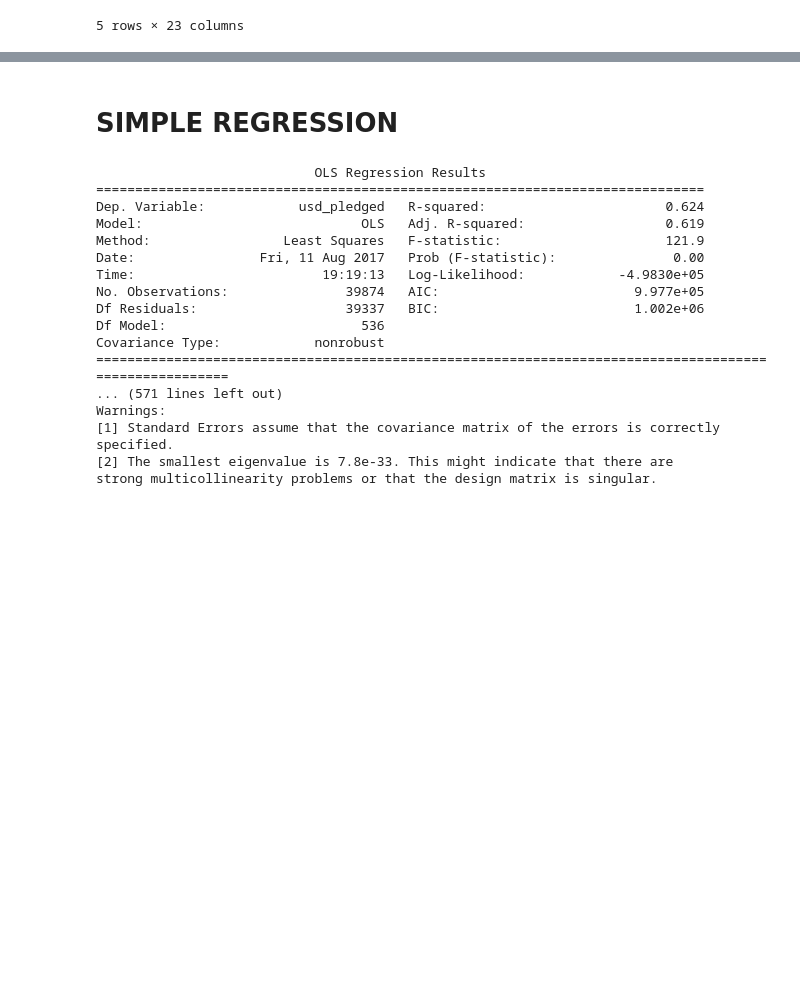
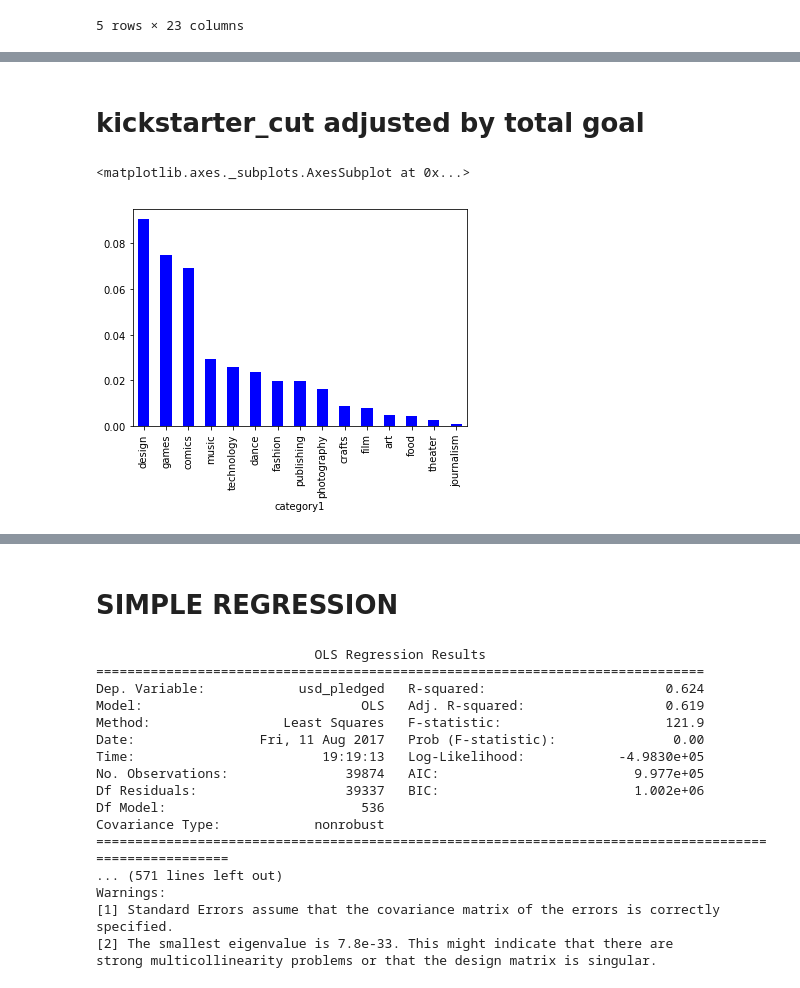
Before and after one commit to Rwoot14/Python-Group-Project, a Jupyter notebook: STATS+PYTHON+PROJECT.ipynb, the cells around one changed output, grey strips where cells are left out. Cells and saved outputs as stored; diff of their text form; code cells hidden in the pictures; blank space fills up the shorter version.

```diff
--- a/STATS+PYTHON+PROJECT.ipynb
+++ b/STATS+PYTHON+PROJECT.ipynb
@@ -139,0 +128,7 @@ df[:5]
+# %% [markdown]
+# kickstarter_cut adjusted by total goal
+# %%
+(kickstarter_bycat_dollar['kickstarter_cut']['sum']/(kickstarter_bycat_dollar['goal']['sum'])).sort_values(ascending=[False]).plot(kind='bar',color='blue')
+# %% [output]
+<matplotlib.axes._subplots.AxesSubplot at 0x...>
+[figure, added]
```
Also changed, not shown: parts of 23 cells of this notebook.
